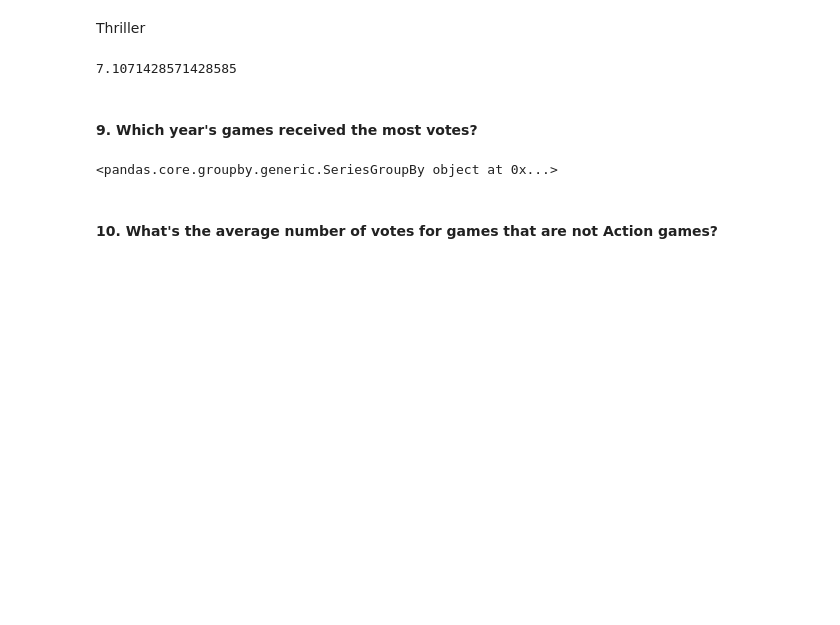
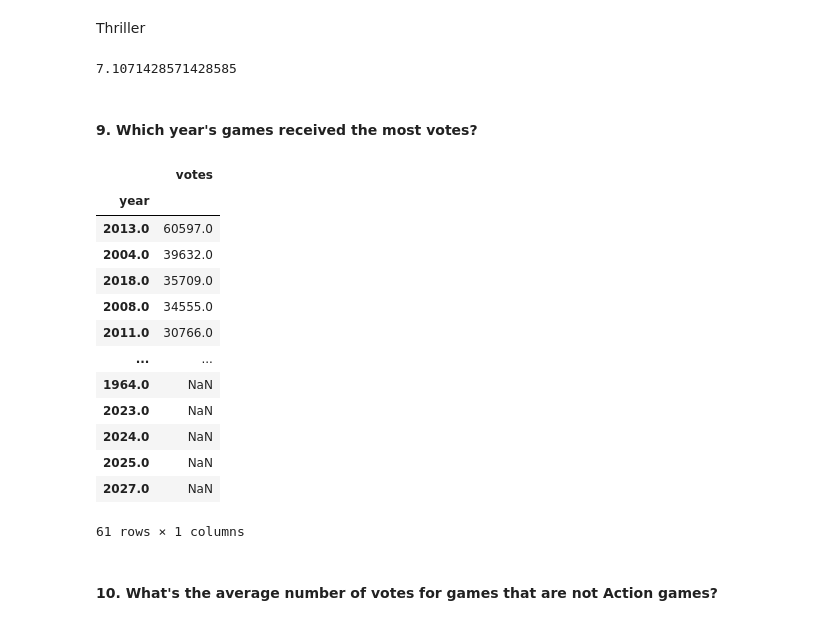
Before and after one commit to kayleeodom/cis277-fa22-Lab3, a Jupyter notebook: lab.ipynb, the cells around one changed output. Saved outputs shown, nothing was run; the diff lists cells and outputs as text; code cells hidden in the pictures; blank space fills up the shorter version.

```diff
--- a/lab.ipynb
+++ b/lab.ipynb
@@ -246,9 +256,24 @@ df[(df.Thriller)].rating.mean()
 7.1071428571428585
 # %% [markdown]
 #### 9. Which year's games received the most votes?
-# %%
-df.groupby('year').votes
-# %% [output]
-<pandas.core.groupby.generic.SeriesGroupBy object at 0x...>
+# %%
+df.groupby('year')[['votes']].max().sort_values(['votes'], ascending=False)
+#df_game = df.groupby('year').votes.max()
+#df_game
+# %% [output]
+|  | votes |
+| year |  |
+| 2013.0 | 60597.0 |
+| 2004.0 | 39632.0 |
+| 2018.0 | 35709.0 |
+| 2008.0 | 34555.0 |
+| 2011.0 | 30766.0 |
+| ... | ... |
+| 1964.0 | NaN |
+| 2023.0 | NaN |
+| 2024.0 | NaN |
+| 2025.0 | NaN |
+| 2027.0 | NaN |
+61 rows × 1 columns
 # %% [markdown]
 #### 10. What's the average number of votes for games that are not Action games?
```
Also changed, not shown: parts of 10 cells of this notebook.
